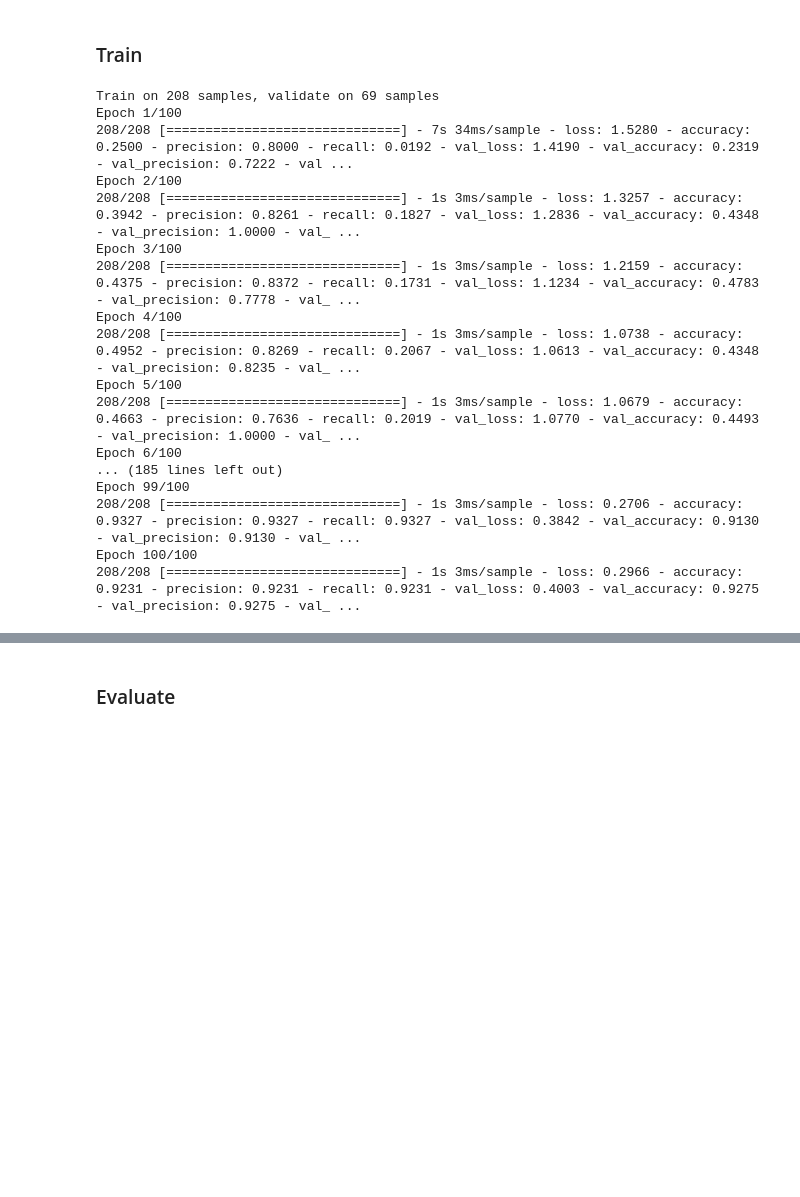
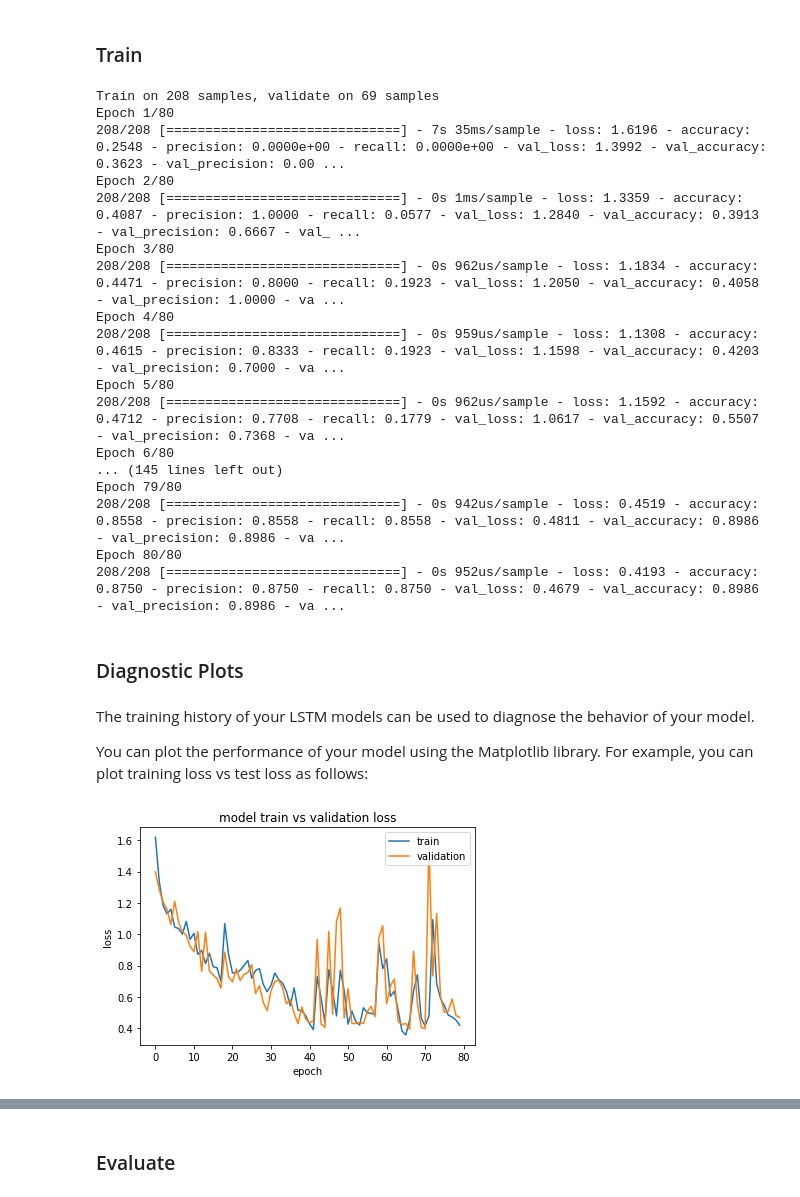
Before and after one commit to Tachionstrahl/SignLanguageRecognition, a Jupyter notebook: lab/Train.ipynb, the cells around one changed output, grey strips where cells are left out. Drawn from its saved outputs; the diff is of its cells as text; code cells hidden in the pictures; blank space fills up the shorter version.

Commit message:
Training und Fitting verbessern/analysieren

```diff
--- a/lab/Train.ipynb
+++ b/lab/Train.ipynb
@@ -186,22 +212,38 @@ model.compile(loss='categorical_crossentropy',optimizer='adam', metrics=['accura
 # %% [markdown]
 ### Train
 # %%
-history=model.fit(x_train,y_train,epochs=100,batch_size=32,validation_data=(x_val,y_val))
+history=model.fit(x_train,y_train,epochs=80,validation_data=(x_val,y_val),shuffle=False)
 # %% [output]
 Train on 208 samples, validate on 69 samples
-Epoch 1/100
-208/208 [==============================] - 7s 34ms/sample - loss: 1.5280 - accuracy: 0.2500 - precision: 0.8000 - recall: 0.0192 - val_loss: 1.4190 - val_accuracy: 0.2319 - val_precision: 0.7222 - val ...
-Epoch 2/100
-208/208 [==============================] - 1s 3ms/sample - loss: 1.3257 - accuracy: 0.3942 - precision: 0.8261 - recall: 0.1827 - val_loss: 1.2836 - val_accuracy: 0.4348 - val_precision: 1.0000 - val_ ...
-Epoch 3/100
-208/208 [==============================] - 1s 3ms/sample - loss: 1.2159 - accuracy: 0.4375 - precision: 0.8372 - recall: 0.1731 - val_loss: 1.1234 - val_accuracy: 0.4783 - val_precision: 0.7778 - val_ ...
-Epoch 4/100
-208/208 [==============================] - 1s 3ms/sample - loss: 1.0738 - accuracy: 0.4952 - precision: 0.8269 - recall: 0.2067 - val_loss: 1.0613 - val_accuracy: 0.4348 - val_precision: 0.8235 - val_ ...
-Epoch 5/100
-208/208 [==============================] - 1s 3ms/sample - loss: 1.0679 - accuracy: 0.4663 - precision: 0.7636 - recall: 0.2019 - val_loss: 1.0770 - val_accuracy: 0.4493 - val_precision: 1.0000 - val_ ...
-Epoch 6/100
-... (185 lines left out)
-Epoch 99/100
-208/208 [==============================] - 1s 3ms/sample - loss: 0.2706 - accuracy: 0.9327 - precision: 0.9327 - recall: 0.9327 - val_loss: 0.3842 - val_accuracy: 0.9130 - val_precision: 0.9130 - val_ ...
-Epoch 100/100
-208/208 [==============================] - 1s 3ms/sample - loss: 0.2966 - accuracy: 0.9231 - precision: 0.9231 - recall: 0.9231 - val_loss: 0.4003 - val_accuracy: 0.9275 - val_precision: 0.9275 - val_ ...
+Epoch 1/80
+208/208 [==============================] - 7s 35ms/sample - loss: 1.6196 - accuracy: 0.2548 - precision: 0.0000e+00 - recall: 0.0000e+00 - val_loss: 1.3992 - val_accuracy: 0.3623 - val_precision: 0.00 ...
+Epoch 2/80
+208/208 [==============================] - 0s 1ms/sample - loss: 1.3359 - accuracy: 0.4087 - precision: 1.0000 - recall: 0.0577 - val_loss: 1.2840 - val_accuracy: 0.3913 - val_precision: 0.6667 - val_ ...
+Epoch 3/80
+208/208 [==============================] - 0s 962us/sample - loss: 1.1834 - accuracy: 0.4471 - precision: 0.8000 - recall: 0.1923 - val_loss: 1.2050 - val_accuracy: 0.4058 - val_precision: 1.0000 - va ...
+Epoch 4/80
+208/208 [==============================] - 0s 959us/sample - loss: 1.1308 - accuracy: 0.4615 - precision: 0.8333 - recall: 0.1923 - val_loss: 1.1598 - val_accuracy: 0.4203 - val_precision: 0.7000 - va ...
+Epoch 5/80
+208/208 [==============================] - 0s 962us/sample - loss: 1.1592 - accuracy: 0.4712 - precision: 0.7708 - recall: 0.1779 - val_loss: 1.0617 - val_accuracy: 0.5507 - val_precision: 0.7368 - va ...
+Epoch 6/80
+... (145 lines left out)
+Epoch 79/80
+208/208 [==============================] - 0s 942us/sample - loss: 0.4519 - accuracy: 0.8558 - precision: 0.8558 - recall: 0.8558 - val_loss: 0.4811 - val_accuracy: 0.8986 - val_precision: 0.8986 - va ...
+Epoch 80/80
+208/208 [==============================] - 0s 952us/sample - loss: 0.4193 - accuracy: 0.8750 - precision: 0.8750 - recall: 0.8750 - val_loss: 0.4679 - val_accuracy: 0.8986 - val_precision: 0.8986 - va ...
+# %% [markdown]
+### Diagnostic Plots
+# %% [markdown]
+The training history of your LSTM models can be used to diagnose the behavior of your model.
+
+You can plot the performance of your model using the Matplotlib library. For example, you can plot training loss vs test loss as follows:
+# %%
+pyplot.plot(history.history['loss'])
+pyplot.plot(history.history['val_loss'])
+pyplot.title('model train vs validation loss')
+pyplot.ylabel('loss')
+pyplot.xlabel('epoch')
+pyplot.legend(['train', 'validation'], loc='upper right')
+pyplot.show()
+# %% [output]
+[figure, added]
```
Also changed, not shown: parts of 8 cells of this notebook, 5 other files.
